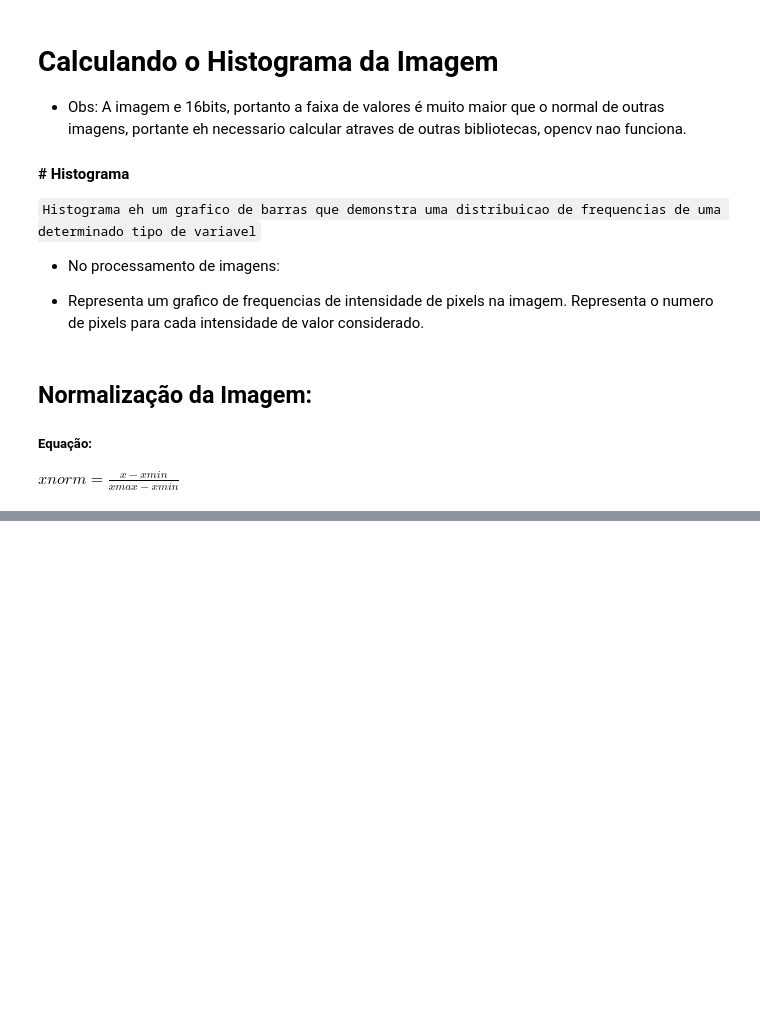
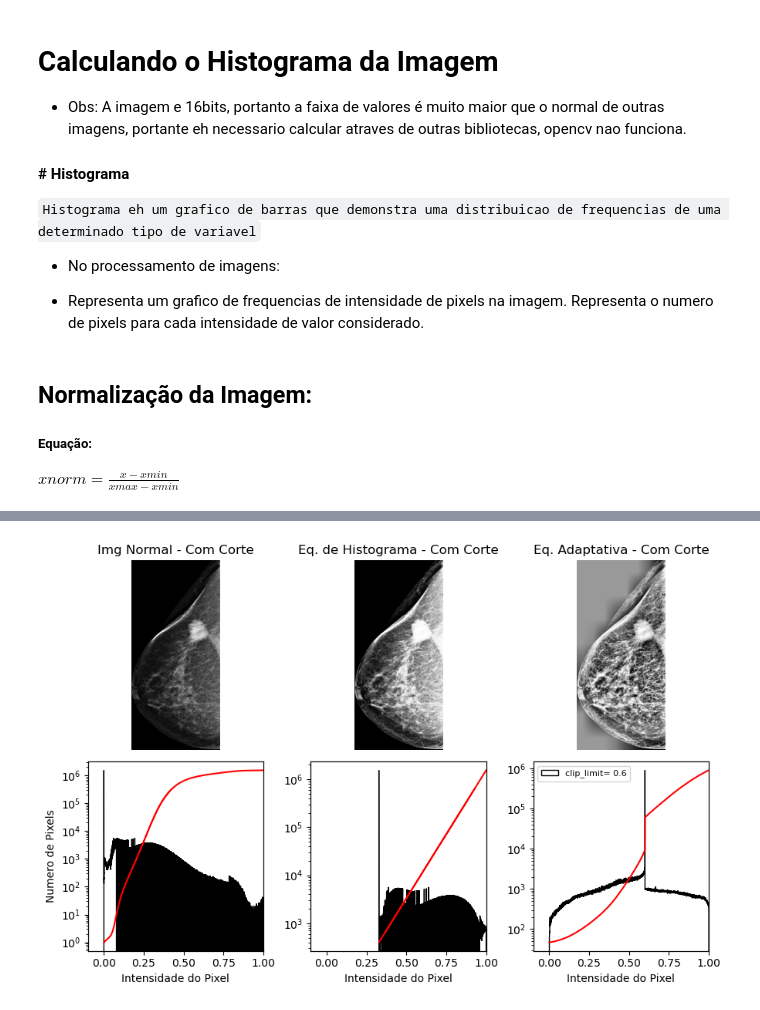
Before and after one commit to lukasmachado20/ProjetoITI, a Jupyter notebook: equalizacao_histogramas.ipynb, the cells around one changed output, grey strips where cells are left out. Saved outputs shown, nothing was run; the diff lists cells and outputs as text; code cells hidden in the pictures; blank space fills up the shorter version.

```diff
--- a/equalizacao_histogramas.ipynb
+++ b/equalizacao_histogramas.ipynb
@@ -60,20 +60,22 @@ imgEqAdaptHist = exposure.equalize_adapthist(imgNormalized, nbins=np.max(imgArra
 # %%
 # Axis
 fig, axes = imgProc.cria_Axis(plt.figure(figsize=(9, 6)))
 
 # Imagem Normal, sem nenhuma Equalizacao
 axeImg, axeHist, axeCdf = imgProc.plot_Img_And_Hist(imgNormalized, axes[:, 0])
-axeImg.set_title('Imagem Normal - Com Corte')
+axeImg.set_title('Img Normal - Com Corte')
 axeHist.set_ylabel('Numero de Pixels')
 
 # Imagem com Equalizacao de Histograma
 axeImg, axeHist, axeCdf = imgProc.plot_Img_And_Hist(imgEqHist, axes[:, 1])
-axeImg.set_title('Equalização de Histograma - Com Corte')
+axeImg.set_title('Eq. de Histograma - Com Corte')
 
 # Imagem com Equalizacao Adaptativa de Histograma
 axeImg, axeHist, axeCdf = imgProc.plot_Img_And_Hist(imgEqAdaptHist, axes[:, 2])
-axeImg.set_title('Equalização Adaptativa - Com Corte')
+axeImg.set_title('Eq. Adaptativa - Com Corte')
 axeHist.legend(['clip_limit= 0.6'], fontsize=8,loc=2)
 
 fig.tight_layout()
 plt.show()
+# %% [output]
+[figure, added]
```
Also changed, not shown: parts of 1 cell of this notebook.
